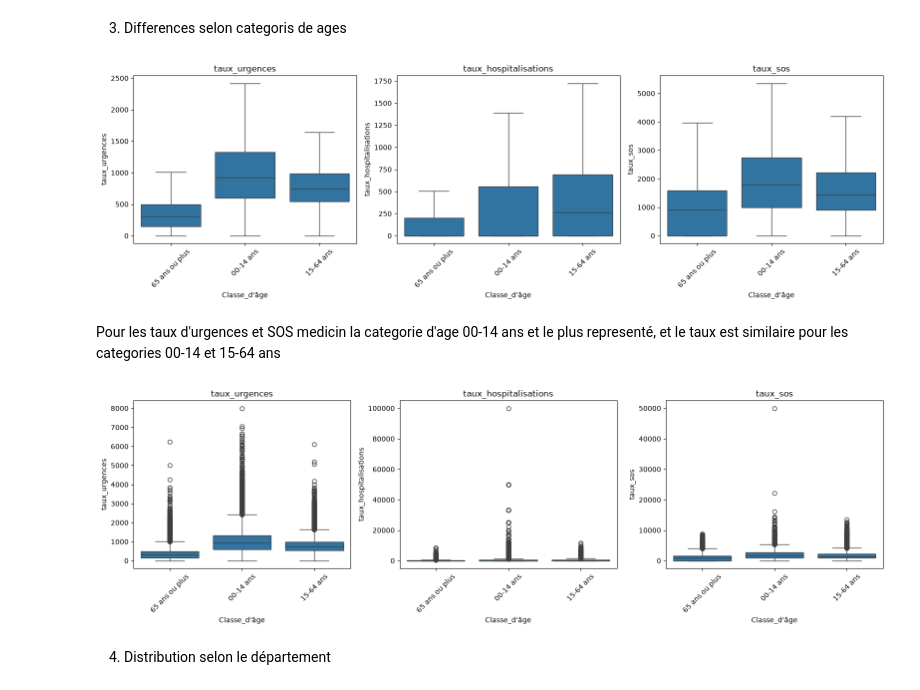
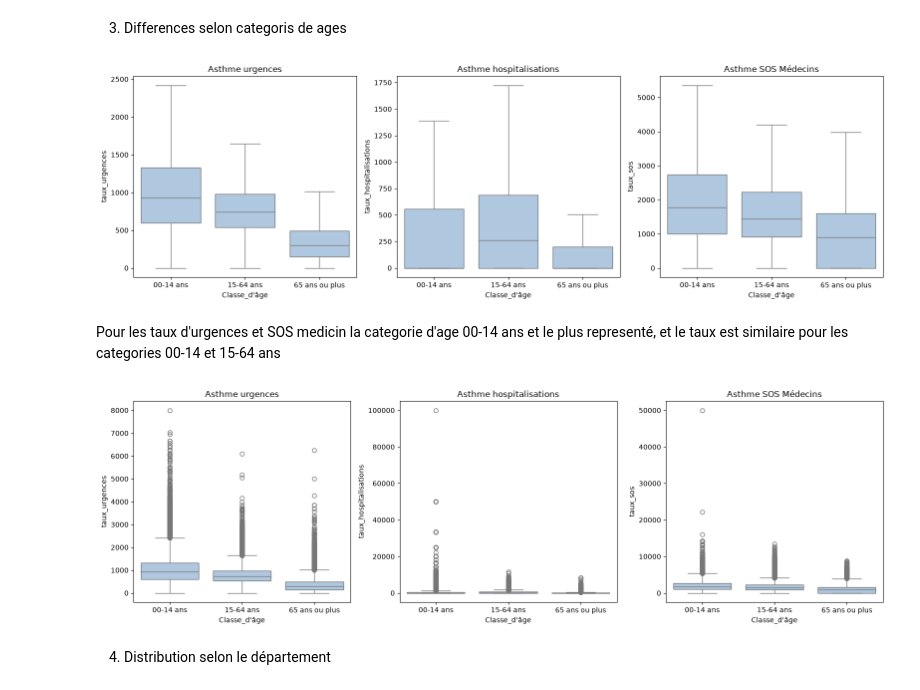
Before and after one commit to jbrocardplatim/LIORA_PROJET_PATHO_RESPIRATOIRES, a Jupyter notebook: notebooks/02b.Exploration_visuelle_allergie_MLU.ipynb, the cells around one changed output. Saved outputs shown, nothing was run; the diff lists cells and outputs as text; code cells hidden in the pictures.

```diff
--- a/notebooks/02b.Exploration_visuelle_allergie_MLU.ipynb
+++ b/notebooks/02b.Exploration_visuelle_allergie_MLU.ipynb
@@ -150,34 +150,43 @@ plt.show()
 # %%
 #Taux d'urgences, hospitalisations et SOS medecins par classe d'âge sans valeurs aberrantes/extremes
 
 df_par_ages = df_allergie2.loc[df_allergie2["Classe_d'âge"] != "Tous âges"].copy()     #j'exclu  les lignes correspondant à "Tous âges" pour l'analyse de distribution des taux d'urgences, hospitalisations et SOS medecins
 
 
 fig, axes = plt.subplots(1, 3, figsize=(16, 5))
 
-for ax, col in zip(axes, ["taux_urgences", "taux_hospitalisations", "taux_sos"]):
+colonnes = ["taux_urgences", "taux_hospitalisations", "taux_sos"]
+titres = ["Asthme urgences", "Asthme hospitalisations", "Asthme SOS Médecins"]
+ordre_ages = ["00-14 ans", "15-64 ans", "65 ans ou plus"]
+
+for ax, col in zip(axes, colonnes):
     sns.boxplot(
         data=df_par_ages,
         x="Classe_d'âge",
         y=col,
+        color = "#A7C7E7",
+        order=ordre_ages,
         showfliers=False,       #exlure les valeurs aberrantes/extremes
         ax=ax
     )
-    ax.set_title(col)
-    ax.tick_params(axis="x", rotation=45)
+ # Un titre différent pour chaque graphique
+for ax, titre in zip(axes, titres):
+    ax.set_title(titre)
 
 plt.tight_layout()
 plt.show()
 # %% [output]
-[figure, old version]
+[figure, new version]
 # %% [markdown]
 Pour les taux d'urgences et SOS medicin la categorie d'age 00-14 ans et le plus representé, et le taux est similaire pour les categories 00-14 et 15-64 ans
 # %%
 #Taux d'urgences, hospitalisations et SOS medecins par classe d'âge avec valeurs aberrantes/extremes
 
 df_par_ages = df_allergie2.loc[df_allergie2["Classe_d'âge"] != "Tous âges"].copy()     #j'exclu  les lignes correspondant à "Tous âges" pour l'analyse de distribution des taux d'urgences, hospitalisations et SOS medecins
+
 colonnes = ["taux_urgences", "taux_hospitalisations", "taux_sos"]
-
+ordre_ages = ["00-14 ans", "15-64 ans", "65 ans ou plus"]
+titres = ["Asthme urgences", "Asthme hospitalisations", "Asthme SOS Médecins"]
 
 fig, axes = plt.subplots(1, 3, figsize=(16, 5))
 
@@ -186,15 +195,18 @@ for ax, col in zip(axes, ["taux_urgences", "taux_hospitalisations", "taux_sos"])
         data=df_par_ages,
         x="Classe_d'âge",
         y=col,
+        color = "#A7C7E7",
+        order=ordre_ages,
         ax=ax
     )
-    ax.set_title(col)
-    ax.tick_params(axis="x", rotation=45)
+ # Un titre différent pour chaque graphique
+for ax, titre in zip(axes, titres):
+    ax.set_title(titre)
 
 plt.tight_layout()
 plt.show()
 # %% [output]
-[figure, old version]
+[figure, new version]
 # %% [markdown]
 4. Distribution selon le département
 # %%
```
Also changed, not shown: 3 other files.
